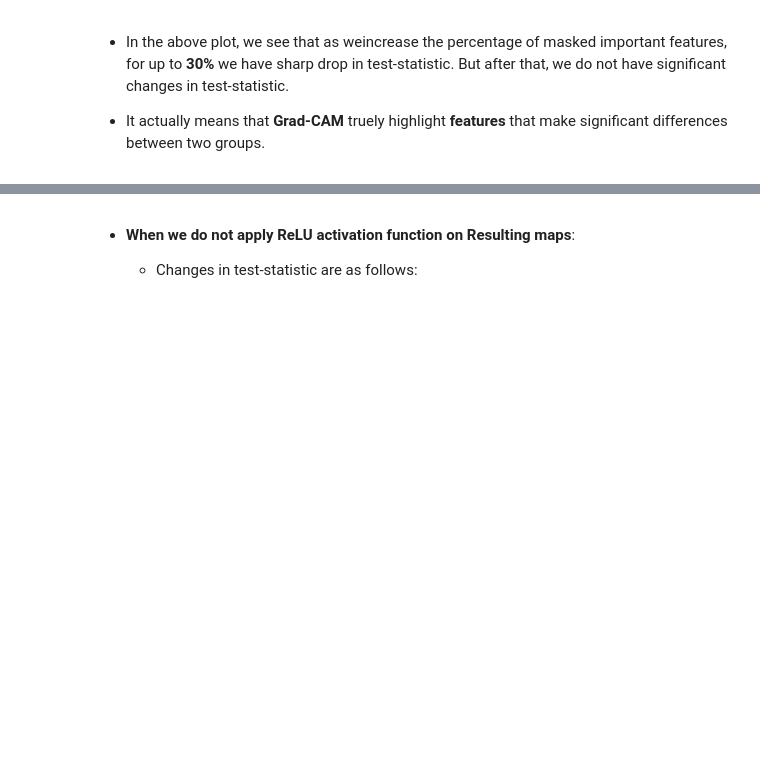
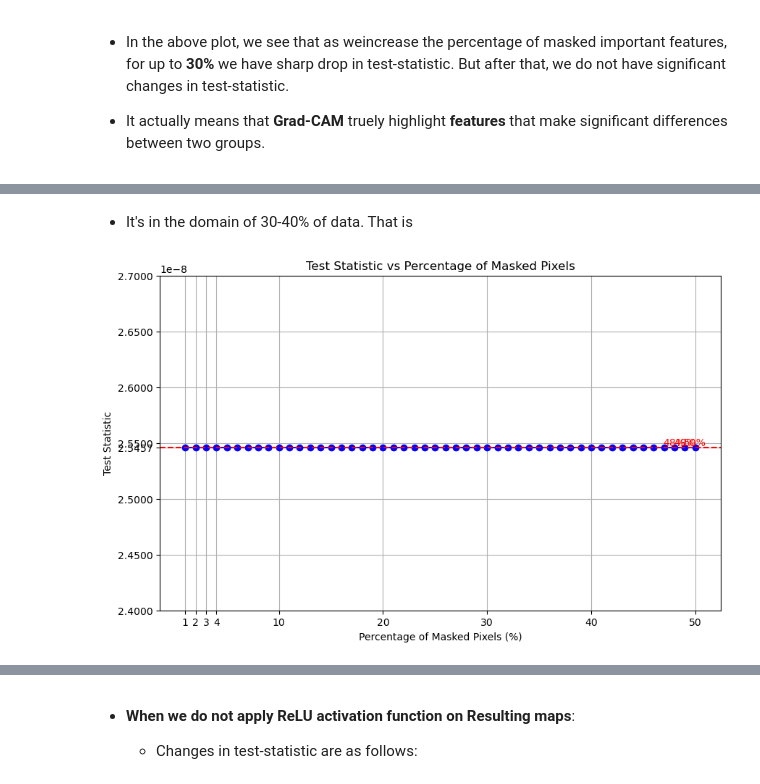
Before and after one commit to Mjavan/DeepTwoSampleTest-GradCAM, a Jupyter notebook: notebooks/HeatMap_visualisation.ipynb, the cells around one changed output, grey strips where cells are left out. Drawn from its saved outputs; the diff is of its cells as text; code cells hidden in the pictures; blank space fills up the shorter version.

```diff
--- a/notebooks/HeatMap_visualisation.ipynb
+++ b/notebooks/HeatMap_visualisation.ipynb
@@ -988,0 +1006,10 @@ plt.show()
+# %% [markdown]
+- It's in the domain of 30-40% of data. That is
+# %%
+
+dic_1_47000 = {1: 2.5457179908103177e-08, 2: 2.5457179908103177e-08, 3: 2.5457179908103177e-08, 4: 2.5457179908103177e-08, 5: 2.5457179908103177e-08, 6: 2.5457179908103177e-08, 7: 2.5457179908103177e-08, 8: 2.5457179908103177e-08, 9: 2.5457179908103177e-08, 10: 2.5457179908103177e-08, 11: 2.5457179908103177e-08, 12: 2.5457179908103177e-08, 13: 2.5457179908103177e-08, 14: 2.5457179908103177e-08, 15: 2.5457179908103177e-08, 16: 2.5457179908103177e-08, 17: 2.5457179908103177e-08, 18: 2.5457179908103177e-08, 19: 2.5457179908103177e-08, 20: 2.5457179908103177e-08, 21: 2.5457179908103177e-08, 22: 2.5457179908103177e-08, 23: 2.5457179908103177e-08, 24: 2.5457179908103177e-08, 25: 2.5457179908103177e-08, 26: 2.5457179908103177e-08, 27: 2.5457179908103177e-08, 28: 2.5457179908103177e-08, 29: 2.5457179908103177e-08, 30: 2.5457179908103177e-08, 31: 2.5457179908103177e-08, 32: 2.5457179908103177e-08, 33: 2.5457179908103177e-08, 34: 2.5457179908103177e-08, 35: 2.5457179908103177e-08, 36: 2.5457179908103177e-08, 37: 2.5457179908103177e-08, 38: 2.5457179908103177e-08, 39: 2.5457179908103177e-08, 40: 2.5457179908103177e-08, 41: 2.5457179908103177e-08, 42: 2.5457179908103177e-08, 43: 2.5457179908103177e-08, 44: 2.5457179908103177e-08, 45: 2.5457179908103177e-08, 46: 2.5457179908103177e-08, 47: 2.5457179908103177e-08, 48: 2.5457179908103177e-08, 49: 2.5457179908103177e-08, 50: 2.5457179908103177e-08}
+
+
+make_plot_masked_features(dic_1_47000)
+# %% [output]
+[figure, added]
```
Also changed, not shown: parts of 12 cells of this notebook, 1 other file.
